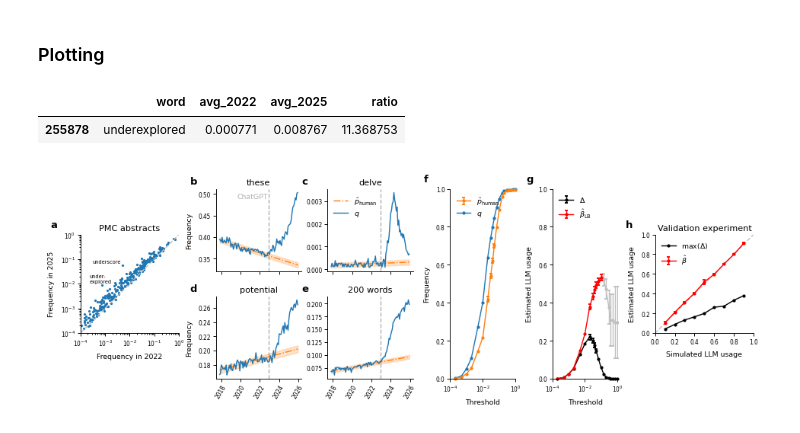
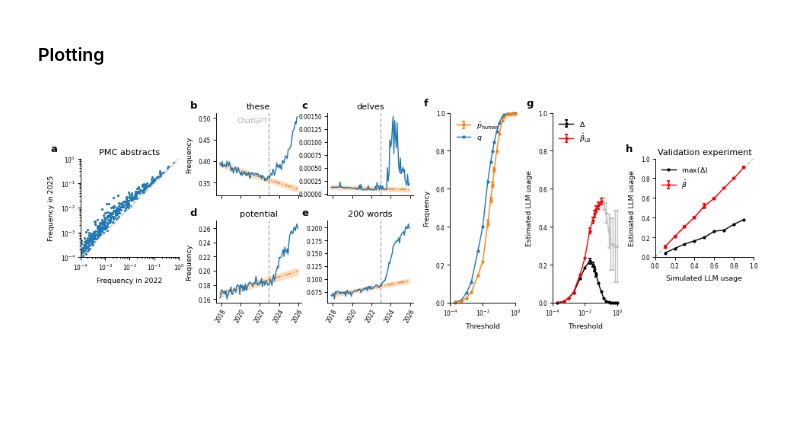
Before and after one commit to LenaHolzwarth/llms_in_academia, a Jupyter notebook: scripts/paper_figures/Fig1.ipynb, the cells around one changed output. Cells and saved outputs as stored; diff of their text form; code cells hidden in the pictures; blank space fills up the shorter version.

```diff
--- a/scripts/paper_figures/Fig1.ipynb
+++ b/scripts/paper_figures/Fig1.ipynb
@@ -85,7 +85,7 @@ freqs_df = pd.read_csv(
 #### Preparation Panel a
 # %%
 excess_df = freqs_df[
-    freqs_df["index"].apply(lambda x: x in utils.excess_style_words_2024_lemmatized)
+    freqs_df["index"].apply(lambda x: x in utils.excess_style_words_2024)
 ]
 # %%
 excess_df
@@ -110,6 +110,7 @@ len(utils.excess_style_words_2024_lemmatized)
 # %%
 # Columns belonging to each year
 cols_2022 = [c for c in excess_df.columns if c.endswith("-2022")]
+cols_2024 = [c for c in excess_df.columns if c.endswith("-2024")]
 cols_2025 = [c for c in excess_df.columns if c.endswith("-2025")]
 
 # Create a new dataframe with yearly averages
@@ -117,10 +118,11 @@ df_22_25 = pd.DataFrame(
     {
         "word": excess_df["index"],
         "avg_2022": excess_df[cols_2022].mean(axis=1),
+        "avg_2024": excess_df[cols_2024].mean(axis=1),
         "avg_2025": excess_df[cols_2025].mean(axis=1),
     }
 )
 # %%
-df_22_25["ratio"] = df_22_25["avg_2025"] / df_22_25["avg_2022"]
-df_22_25[df_22_25["ratio"] > 4]
+df_22_25["ratio22-24"] = df_22_25["avg_2024"] / df_22_25["avg_2022"]
+df_22_25[df_22_25["ratio22-24"] > 5]
 # %% [output]
@@ -135,7 +148,7 @@ df_22_25[df_22_25["ratio"] > 4]
 # %% [markdown]
 #### Preparation panel b - d
 # %%
-selection = ["these", "delve", "potential"]
+selection = ["these", "delves", "potential"]
 proj_dict = {}
 for w in selection:
     freqs_df_word = freqs_df[freqs_df["index"] == w].drop(["index"], axis=1)
@@ -449,11 +462,6 @@ plt.rcParams.update(
         "legend.title_fontsize": 5,
     }
 )
-# %%
-df_22_25[df_22_25["word"] == "underexplored"]
-# %% [output]
-|  | word | avg_2022 | avg_2025 | ratio |
-| 255878 | underexplored | 0.000771 | 0.008767 | 11.368753 |
 # %%
 fig = plt.figure(figsize=(7.2, 2.4), constrained_layout=False)
 
@@ -502,6 +510,7 @@ ax1.scatter(df_22_25["avg_2022"], df_22_25["avg_2025"], s=2)
 ax1.plot([0, 1], [0, 1], "--", color="silver")
 
 row = df_22_25[df_22_25["word"] == "underexplored"]
+"""
 ax1.annotate(
     "under-\nexplored",
     xy=(row["avg_2022"], row["avg_2025"]),
@@ -522,7 +531,7 @@ ax1.annotate(
     va="bottom",
     fontsize=3.5,
 )
-
+"""
 ax1.set_box_aspect(1)
 ax1.set_xscale("log")
 ax1.set_yscale("log")
@@ -721,31 +730,31 @@ ax8.set_ylabel("Estimated LLM usage")
 ax8.set_xlabel("Simulated LLM usage")
 ax8.legend()
 ax8.set_title("Validation experiment")
 
 for ax, letter in zip(
     [ax1, ax2, ax3, ax4, ax5, ax6, ax7, ax8], ["a", "b", "c", "d", "e", "f", "g", "h"]
 ):
     if letter in ["f", "g"]:
         x = -0.4
         y = 1.08
     else:
         x = -0.3
         y = 1.15
     ax.text(
         x,
         y,
         letter,
         transform=ax.transAxes,
         fontsize=7,
         fontweight="bold",
         va="top",
     )
 
 # plt.tight_layout()
 fig.savefig(
     "methods.pdf",
     format="pdf",
     bbox_inches="tight",
 )
 # %% [output]
-[figure, old version]
+[figure, new version]
```
Also changed, not shown: parts of 5 cells of this notebook, 12 other files.
